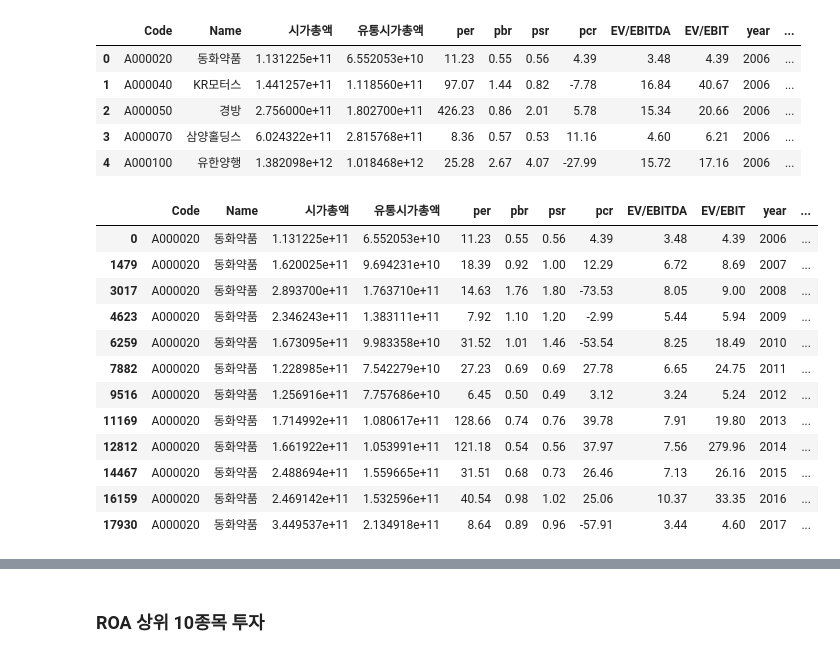
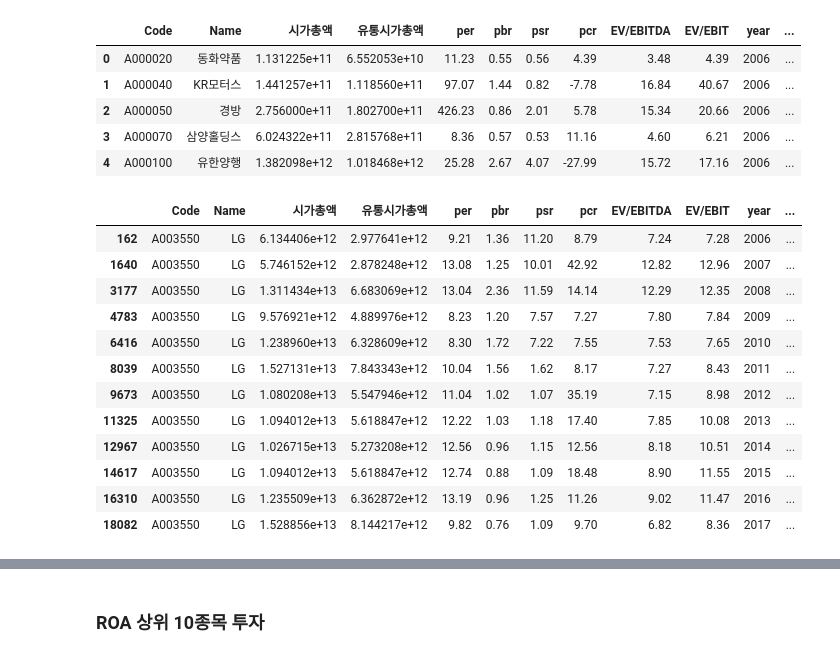
Before and after one commit to OHoRaaa/Quant, a Jupyter notebook: (2022.04.29 - 1) fundamental_analysis.ipynb, the cells around one changed output, grey strips where cells are left out. Drawn from its saved outputs; the diff is of its cells as text; code cells hidden in the pictures.

```diff
--- a/(2022.04.29 - 1) fundamental_analysis.ipynb
+++ b/(2022.04.29 - 1) fundamental_analysis.ipynb
@@ -61,21 +68,21 @@ df.head()
 | 3 | A000070 | 삼양홀딩스 | 6.024322e+11 | 2.815768e+11 | 8.36 | 0.57 | 0.53 | 11.16 | 4.60 | 6.21 | 2006 | ... |
 | 4 | A000100 | 유한양행 | 1.382098e+12 | 1.018468e+12 | 25.28 | 2.67 | 4.07 | -27.99 | 15.72 | 17.16 | 2006 | ... |
 # %%
-df[df['Name'] == '동화약품']
+df[df['Name'] == 'LG']
 # %% [output]
 |  | Code | Name | 시가총액 | 유통시가총액 | per | pbr | psr | pcr | EV/EBITDA | EV/EBIT | year | ... |
-| 0 | A000020 | 동화약품 | 1.131225e+11 | 6.552053e+10 | 11.23 | 0.55 | 0.56 | 4.39 | 3.48 | 4.39 | 2006 | ... |
-| 1479 | A000020 | 동화약품 | 1.620025e+11 | 9.694231e+10 | 18.39 | 0.92 | 1.00 | 12.29 | 6.72 | 8.69 | 2007 | ... |
-| 3017 | A000020 | 동화약품 | 2.893700e+11 | 1.763710e+11 | 14.63 | 1.76 | 1.80 | -73.53 | 8.05 | 9.00 | 2008 | ... |
-| 4623 | A000020 | 동화약품 | 2.346243e+11 | 1.383111e+11 | 7.92 | 1.10 | 1.20 | -2.99 | 5.44 | 5.94 | 2009 | ... |
-| 6259 | A000020 | 동화약품 | 1.673095e+11 | 9.983358e+10 | 31.52 | 1.01 | 1.46 | -53.54 | 8.25 | 18.49 | 2010 | ... |
-| 7882 | A000020 | 동화약품 | 1.228985e+11 | 7.542279e+10 | 27.23 | 0.69 | 0.69 | 27.78 | 6.65 | 24.75 | 2011 | ... |
-| 9516 | A000020 | 동화약품 | 1.256916e+11 | 7.757686e+10 | 6.45 | 0.50 | 0.49 | 3.12 | 3.24 | 5.24 | 2012 | ... |
-| 11169 | A000020 | 동화약품 | 1.714992e+11 | 1.080617e+11 | 128.66 | 0.74 | 0.76 | 39.78 | 7.91 | 19.80 | 2013 | ... |
-| 12812 | A000020 | 동화약품 | 1.661922e+11 | 1.053991e+11 | 121.18 | 0.54 | 0.56 | 37.97 | 7.56 | 279.96 | 2014 | ... |
-| 14467 | A000020 | 동화약품 | 2.488694e+11 | 1.559665e+11 | 31.51 | 0.68 | 0.73 | 26.46 | 7.13 | 26.16 | 2015 | ... |
-| 16159 | A000020 | 동화약품 | 2.469142e+11 | 1.532596e+11 | 40.54 | 0.98 | 1.02 | 25.06 | 10.37 | 33.35 | 2016 | ... |
-| 17930 | A000020 | 동화약품 | 3.449537e+11 | 2.134918e+11 | 8.64 | 0.89 | 0.96 | -57.91 | 3.44 | 4.60 | 2017 | ... |
+| 162 | A003550 | LG | 6.134406e+12 | 2.977641e+12 | 9.21 | 1.36 | 11.20 | 8.79 | 7.24 | 7.28 | 2006 | ... |
+| 1640 | A003550 | LG | 5.746152e+12 | 2.878248e+12 | 13.08 | 1.25 | 10.01 | 42.92 | 12.82 | 12.96 | 2007 | ... |
+| 3177 | A003550 | LG | 1.311434e+13 | 6.683069e+12 | 13.04 | 2.36 | 11.59 | 14.14 | 12.29 | 12.35 | 2008 | ... |
+| 4783 | A003550 | LG | 9.576921e+12 | 4.889976e+12 | 8.23 | 1.20 | 7.57 | 7.27 | 7.80 | 7.84 | 2009 | ... |
+| 6416 | A003550 | LG | 1.238960e+13 | 6.328609e+12 | 8.30 | 1.72 | 7.22 | 7.55 | 7.53 | 7.65 | 2010 | ... |
+| 8039 | A003550 | LG | 1.527131e+13 | 7.843343e+12 | 10.04 | 1.56 | 1.62 | 8.17 | 7.27 | 8.43 | 2011 | ... |
+| 9673 | A003550 | LG | 1.080208e+13 | 5.547946e+12 | 11.04 | 1.02 | 1.07 | 35.19 | 7.15 | 8.98 | 2012 | ... |
+| 11325 | A003550 | LG | 1.094012e+13 | 5.618847e+12 | 12.22 | 1.03 | 1.18 | 17.40 | 7.85 | 10.08 | 2013 | ... |
+| 12967 | A003550 | LG | 1.026715e+13 | 5.273208e+12 | 12.56 | 0.96 | 1.15 | 12.56 | 8.18 | 10.51 | 2014 | ... |
+| 14617 | A003550 | LG | 1.094012e+13 | 5.618847e+12 | 12.74 | 0.88 | 1.09 | 18.48 | 8.90 | 11.55 | 2015 | ... |
+| 16310 | A003550 | LG | 1.235509e+13 | 6.362872e+12 | 13.19 | 0.96 | 1.25 | 11.26 | 9.02 | 11.47 | 2016 | ... |
+| 18082 | A003550 | LG | 1.528856e+13 | 8.144217e+12 | 9.82 | 0.76 | 1.09 | 9.70 | 6.82 | 8.36 | 2017 | ... |
 # %%
 df[df['year'] == 2017]
 # %% [output]
```
Also changed, not shown: parts of 4 cells of this notebook.
